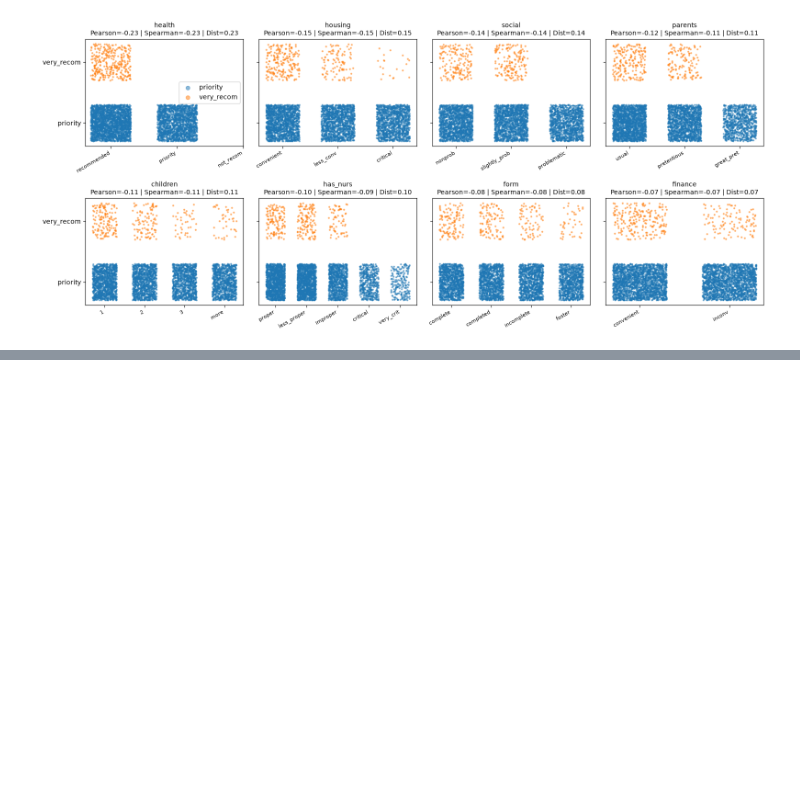
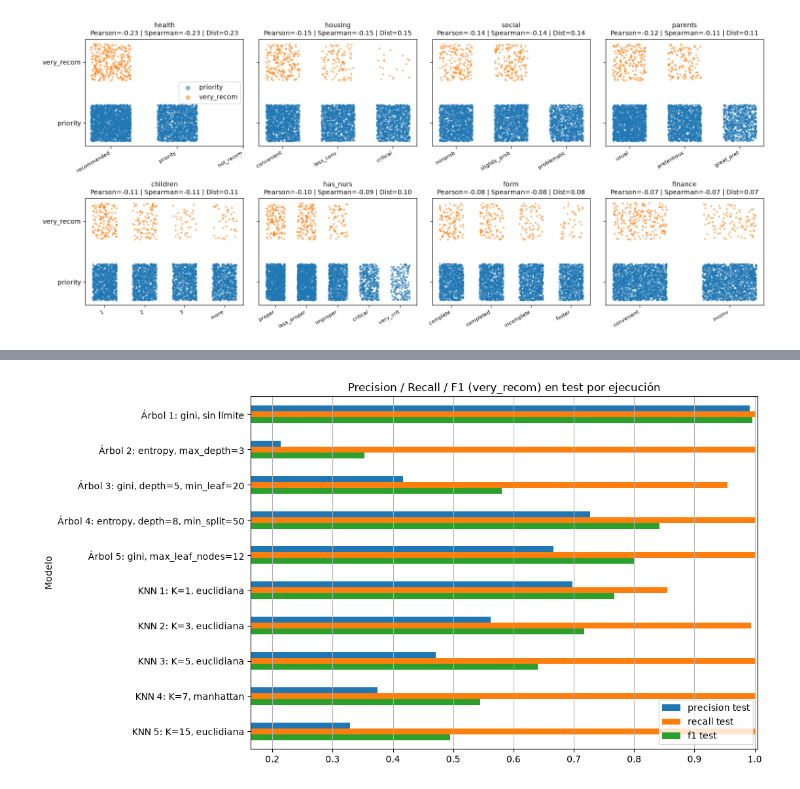
Before and after one commit to jota1308/MineriaDeDatosyAprendizajeAutomatico, a Jupyter notebook: notebooks/TP_Nursery.ipynb, the cells around one changed output, grey strips where cells are left out. Saved outputs shown, nothing was run; the diff lists cells and outputs as text; code cells hidden in the pictures; blank space fills up the shorter version.

```diff
--- a/notebooks/TP_Nursery.ipynb
+++ b/notebooks/TP_Nursery.ipynb
@@ -333,0 +554,12 @@ plt.show()
+# %%
+# @title Árbol de decisión - 5 ejecuciones
+configs_arbol= {
+    'Árbol 1: gini, sin límite':               DecisionTreeClassifier(criterion='gini', random_state=SEMILLA),
+    'Árbol 2: entropy, max_depth=3':           DecisionTreeClassifier(criterion='entropy', max_depth=3, random_state=SEMILLA),
+    'Árbol 3: gini, depth=5, min_leaf=20':     DecisionTreeClassifier(criterion='gini', max_depth=5, min_samples_leaf=20, random_state=SEMILLA),
+    'Árbol 4: entropy, depth=8, min_split=50': DecisionTreeClassifier(criterion='entropy', max_depth=8, min_samples_split=50, random_state=SEMILLA),
+    'Árbol 5: gini, max_leaf_nodes=12':        DecisionTreeClassifier(criterion='gini', max_leaf_nodes=12, random_state=SEMILLA),
+}
+filas_arbol= [evaluar(m, n) for n, m in configs_arbol.items()]
+res_arbol, tabla_arbol= tabla_resultados(filas_arbol)
+display(tabla_arbol)
@@ -333,0 +637,11 @@ plt.show()
+# %%
+# @title Comparación de las 10 ejecuciones (clase very_recom)
+todas= pd.concat([tabla_arbol, tabla_knn])
+cols_plot= ['precision test', 'recall test', 'f1 test']
+todas[cols_plot].plot(kind='barh', figsize=(10, 7), title='Precision / Recall / F1 (very_recom) en test por ejecución')
+plt.xlim(max(0, todas[cols_plot].values.min() - 0.05), 1.005)
+plt.grid(axis='x')
+plt.gca().invert_yaxis()
+plt.show()
+# %% [output]
+[figure, added]
```
Also changed, not shown: parts of 46 cells of this notebook, 3 other files.
